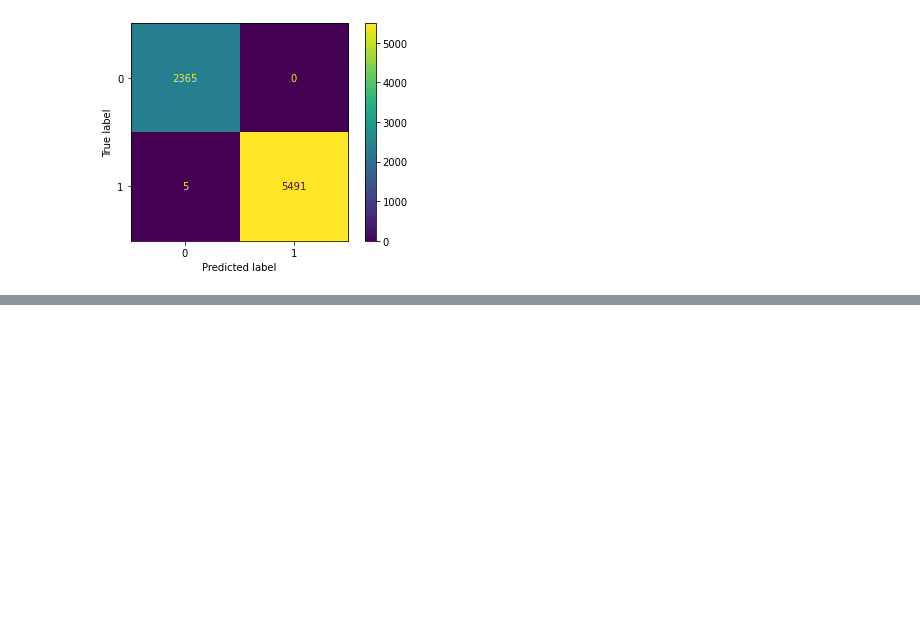
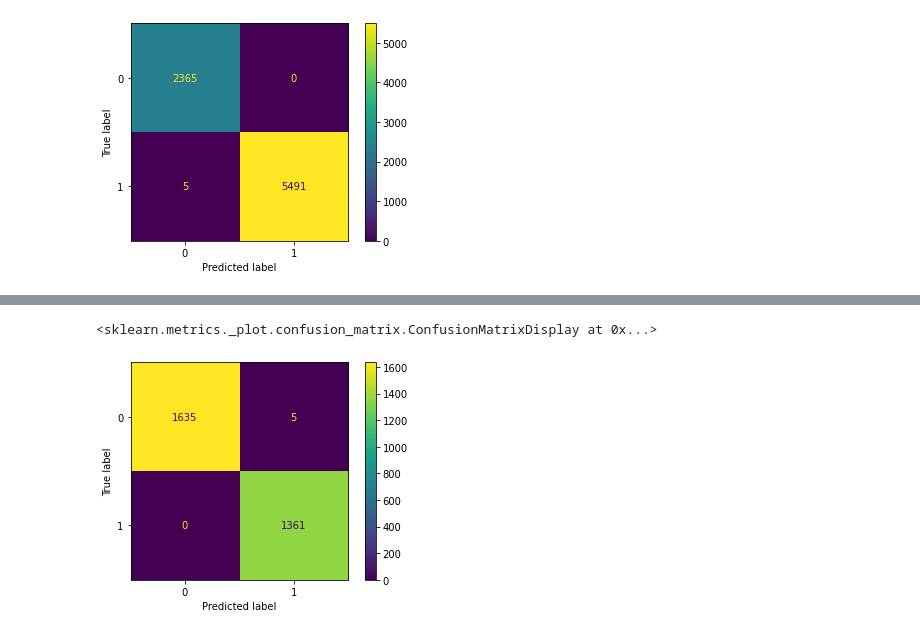
Before and after one commit to romerofernandes/class_fault, a Jupyter notebook: class_fault.ipynb, the cells around one changed output, grey strips where cells are left out. Saved outputs shown, nothing was run; the diff lists cells and outputs as text; code cells hidden in the pictures; blank space fills up the shorter version.

```diff
--- a/class_fault.ipynb
+++ b/class_fault.ipynb
@@ -283,0 +353,8 @@ metrics.plot_confusion_matrix(classif_fault_RF, df_fault_test[features], df_faul
+# %%
+# define search space
+params = {
+    "eta": (0,1),
+    "gamma": (0, 1000),
+    "max_depth": (1, 20),
+    "objective": ['binary:logistic', 'binary:logitraw', 'binary:hinge']
+}
@@ -283,0 +400,2 @@ metrics.plot_confusion_matrix(classif_fault_RF, df_fault_test[features], df_faul
+# %%
+classif_fault_XGB = XGBClassifier(eta=1, max_depth=20, objective='binary:logistic' )
@@ -283,0 +413,5 @@ metrics.plot_confusion_matrix(classif_fault_RF, df_fault_test[features], df_faul
+# %%
+metrics.plot_confusion_matrix(classif_fault_XGB,X_test,y_test)
+# %% [output]
+<sklearn.metrics._plot.confusion_matrix.ConfusionMatrixDisplay at 0x...>
+[figure, added]
```
Also changed, not shown: parts of 15 cells of this notebook.
